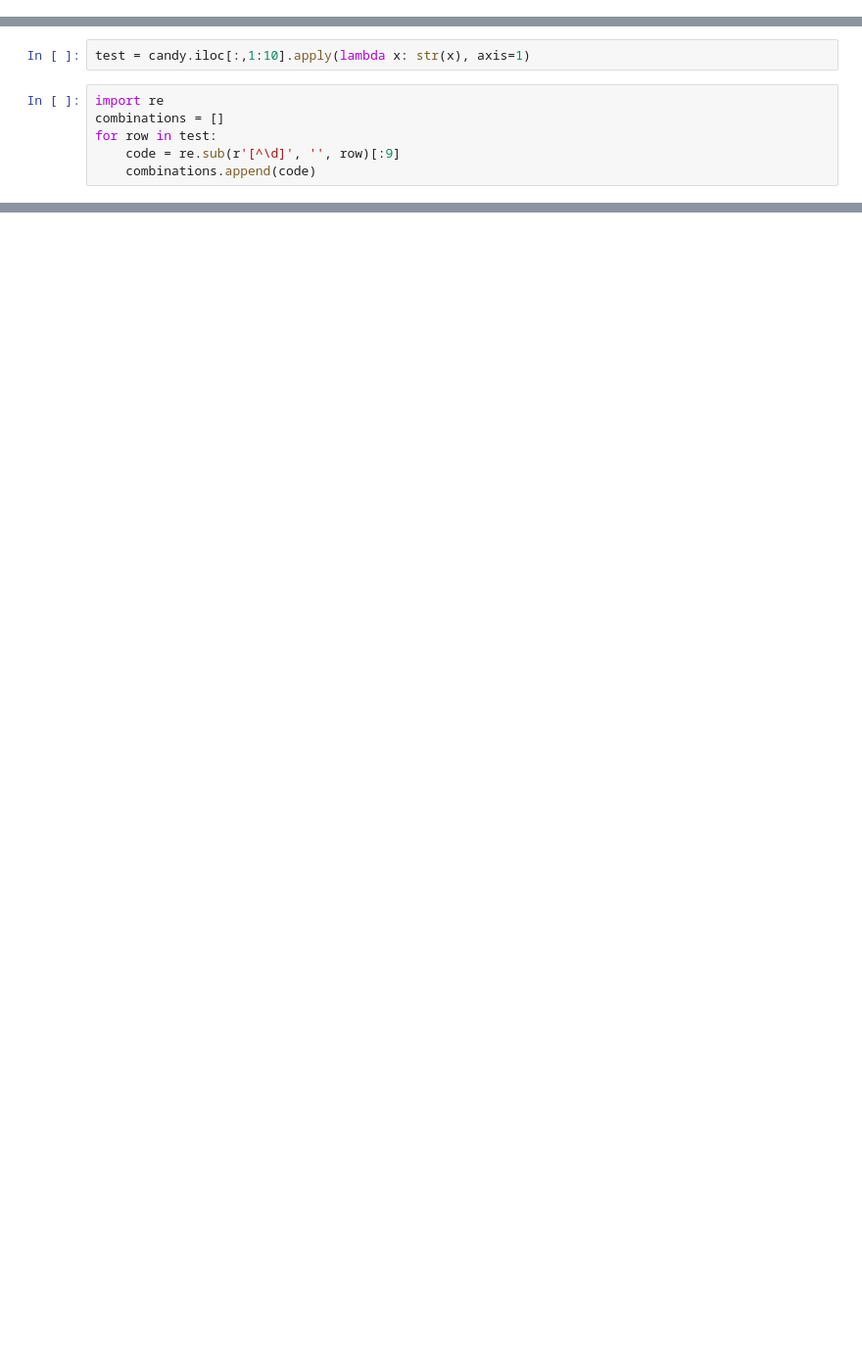
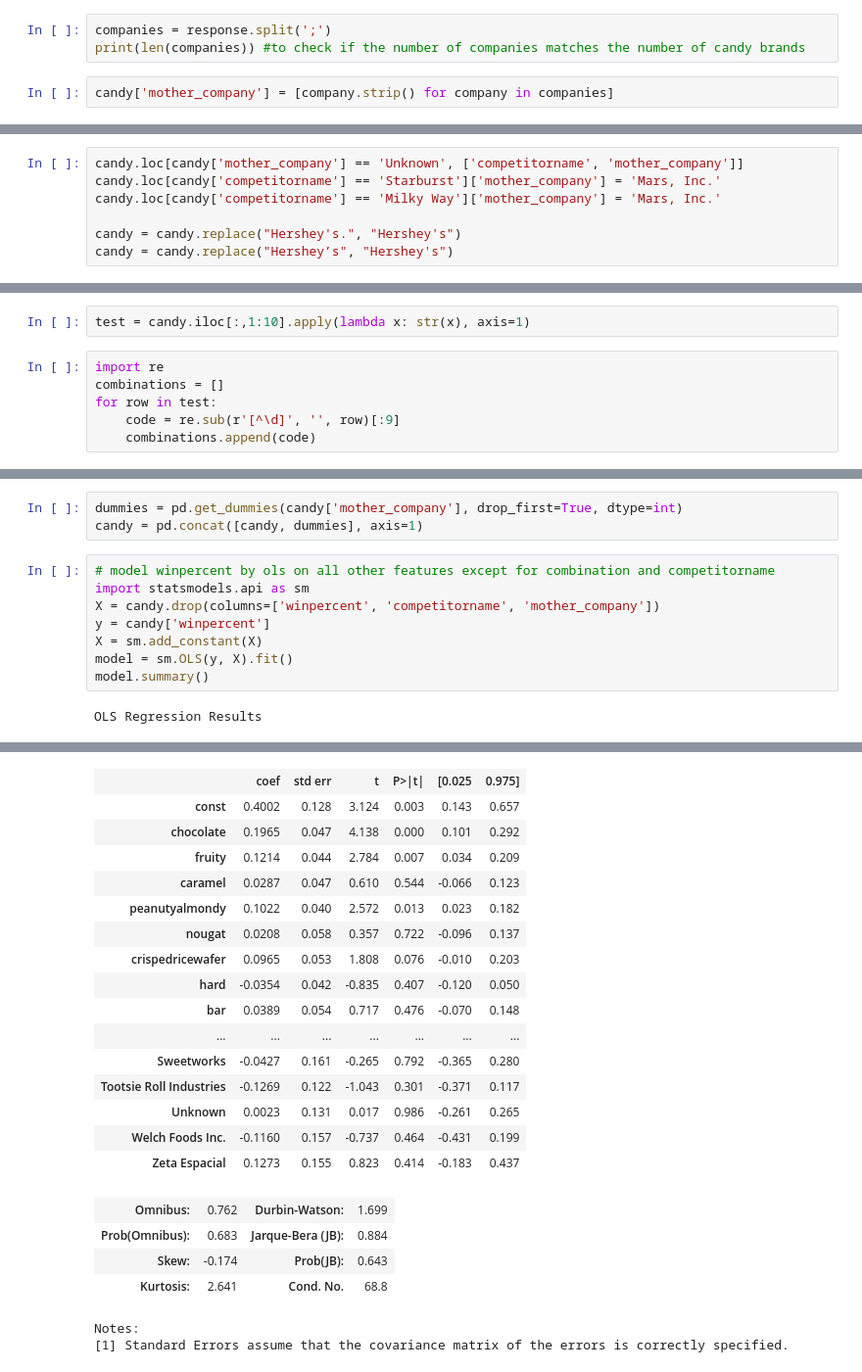
Before and after one commit to jkondek1/candy_case_study, a Jupyter notebook: notebooks/eda.ipynb, the cells around one changed output, grey strips where cells are left out. Shown at 98% size. Saved outputs shown, nothing was run; the diff lists cells and outputs as text; blank space fills up the shorter version.

```diff
--- a/notebooks/eda.ipynb
+++ b/notebooks/eda.ipynb
@@ -54,0 +64,5 @@ candy.sort_values(by='winpercent', ascending=False).head(20)
+# %%
+companies = response.split(';')
+print(len(companies)) #to check if the number of companies matches the number of candy brands
+# %%
+candy['mother_company'] = [company.strip() for company in companies]
@@ -54,0 +105,7 @@ candy.sort_values(by='winpercent', ascending=False).head(20)
+# %%
+candy.loc[candy['mother_company'] == 'Unknown', ['competitorname', 'mother_company']]
+candy.loc[candy['competitorname'] == 'Starburst']['mother_company'] = 'Mars, Inc.'
+candy.loc[candy['competitorname'] == 'Milky Way']['mother_company'] = 'Mars, Inc.'
+
+candy = candy.replace("Hershey's.", "Hershey's")
+candy = candy.replace("Hershey’s", "Hershey's")
@@ -158,0 +162,13 @@ Notes:
+# %%
+dummies = pd.get_dummies(candy['mother_company'], drop_first=True, dtype=int)
+candy = pd.concat([candy, dummies], axis=1)
+# %%
+# model winpercent by ols on all other features except for combination and competitorname
+import statsmodels.api as sm
+X = candy.drop(columns=['winpercent', 'competitorname', 'mother_company'])
+y = candy['winpercent']
+X = sm.add_constant(X)
+model = sm.OLS(y, X).fit()
+model.summary()
+# %% [output]
+OLS Regression Results
@@ -158,0 +184,22 @@ Notes:
+|  | coef | std err | t | P>|t| | [0.025 | 0.975] |
+| const | 0.4002 | 0.128 | 3.124 | 0.003 | 0.143 | 0.657 |
+| chocolate | 0.1965 | 0.047 | 4.138 | 0.000 | 0.101 | 0.292 |
+| fruity | 0.1214 | 0.044 | 2.784 | 0.007 | 0.034 | 0.209 |
+| caramel | 0.0287 | 0.047 | 0.610 | 0.544 | -0.066 | 0.123 |
+| peanutyalmondy | 0.1022 | 0.040 | 2.572 | 0.013 | 0.023 | 0.182 |
+| nougat | 0.0208 | 0.058 | 0.357 | 0.722 | -0.096 | 0.137 |
+| crispedricewafer | 0.0965 | 0.053 | 1.808 | 0.076 | -0.010 | 0.203 |
+| hard | -0.0354 | 0.042 | -0.835 | 0.407 | -0.120 | 0.050 |
+| bar | 0.0389 | 0.054 | 0.717 | 0.476 | -0.070 | 0.148 |
+| ... | ... | ... | ... | ... | ... | ... |
+| Sweetworks | -0.0427 | 0.161 | -0.265 | 0.792 | -0.365 | 0.280 |
+| Tootsie Roll Industries | -0.1269 | 0.122 | -1.043 | 0.301 | -0.371 | 0.117 |
+| Unknown | 0.0023 | 0.131 | 0.017 | 0.986 | -0.261 | 0.265 |
+| Welch Foods Inc. | -0.1160 | 0.157 | -0.737 | 0.464 | -0.431 | 0.199 |
+| Zeta Espacial | 0.1273 | 0.155 | 0.823 | 0.414 | -0.183 | 0.437 |
+| Omnibus: | 0.762 | Durbin-Watson: | 1.699 |
+| Prob(Omnibus): | 0.683 | Jarque-Bera (JB): | 0.884 |
+| Skew: | -0.174 | Prob(JB): | 0.643 |
+| Kurtosis: | 2.641 | Cond. No. | 68.8 |
+Notes:
+[1] Standard Errors assume that the covariance matrix of the errors is correctly specified.
```
Also changed, not shown: parts of 38 cells of this notebook.
